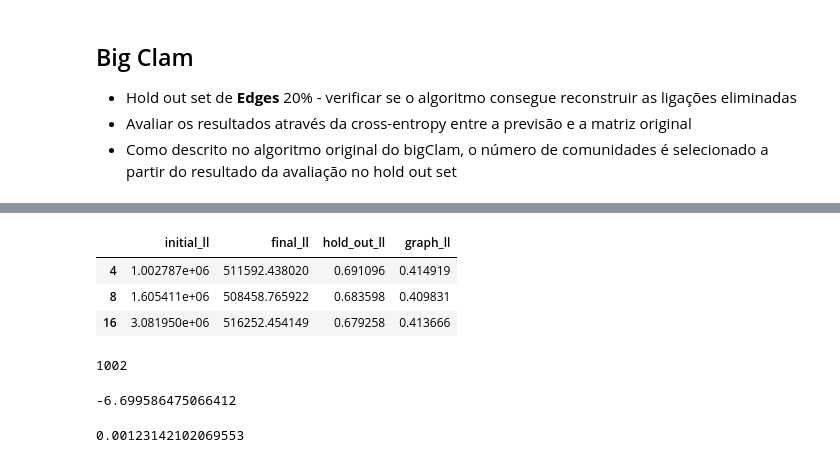
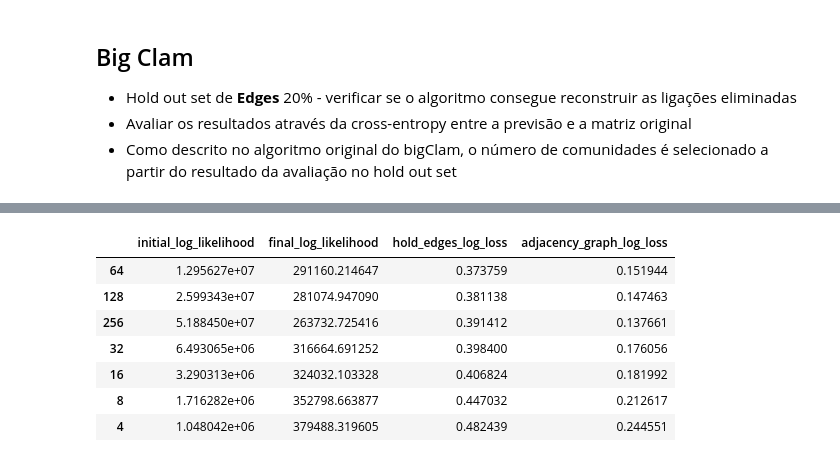
Before and after one commit to joelpoliveira/DataMiningCourse, a Jupyter notebook: Projeto/Project/main.ipynb, the cells around one changed output, grey strips where cells are left out. Drawn from its saved outputs; the diff is of its cells as text; code cells hidden in the pictures.

Commit message:
add: early stopping for bigclam.. determining best K based on log_loss of hold out set

```diff
--- a/Projeto/Project/main.ipynb
+++ b/Projeto/Project/main.ipynb
@@ -358,13 +400,12 @@ node_pairs_idx = np.arange(len(node_pairs), dtype=int)
 np.random.seed(1)
 hold_out_idx = np.random.choice(node_pairs_idx, size=N_out, replace=False)
 
-#hold_out_set = node_pairs[hold_out_idx]
-mask = np.ones(dense_graph.shape)
+mask = np.ones(drugs_graph.shape)
 for idx in hold_out_idx:
     i,j = node_pairs[idx]
     mask[i,j]=mask[j,i]=0
 unmask=(mask+1)%2
 # %%
 #remove the edges in the graph used for training
-dense_graph_train = dense_graph.copy()*mask
+drugs_graph_train = drugs_graph.copy()*mask
 # %%
@@ -374,4 +415,4 @@ dense_graph_train = dense_graph.copy()*mask
 # %%
 conns = {
-    i : np.where(node_conns!=0)[0] for i, node_conns in enumerate(dense_graph_train)
+    i : np.where(node_conns!=0)[0] for i, node_conns in enumerate(drugs_graph_train)
 }
@@ -401,7 +426,13 @@ Ray
 # %%
 ks = [2<<i for i in range(7, 0, -1)]
 bc_results = run_bigClam(
-    NN, ks, conns, (dense_graph>0)*1,
-    mask=mask,n_iters=15000, LR=0.00001
+    NN,
+    ks,
+    conns,
+    (drugs_graph>0)*1,
+    mask=mask,
+    n_iters=20000,
+    LR=0.00001,
+    stop_threshold=0.00001
 )
 # %% [output]
@@ -412,23 +456,13 @@ bc_results = run_bigClam(
 # %%
 ray.shutdown()
 # %%
-bc_results
+bc_results.sort_values("hold_edges_log_loss")
 # %% [output]
-|  | initial_ll | final_ll | hold_out_ll | graph_ll |
-| 4 | 1.002787e+06 | 511592.438020 | 0.691096 | 0.414919 |
-| 8 | 1.605411e+06 | 508458.765922 | 0.683598 | 0.409831 |
-| 16 | 3.081950e+06 | 516252.454149 | 0.679258 | 0.413666 |
+|  | initial_log_likelihood | final_log_likelihood | hold_edges_log_loss | adjacency_graph_log_loss |
+| 64 | 1.295627e+07 | 291160.214647 | 0.373759 | 0.151944 |
+| 128 | 2.599343e+07 | 281074.947090 | 0.381138 | 0.147463 |
+| 256 | 5.188450e+07 | 263732.725416 | 0.391412 | 0.137661 |
+| 32 | 6.493065e+06 | 316664.691252 | 0.398400 | 0.176056 |
+| 16 | 3.290313e+06 | 324032.103328 | 0.406824 | 0.181992 |
+| 8 | 1.716282e+06 | 352798.663877 | 0.447032 | 0.212617 |
+| 4 | 1.048042e+06 | 379488.319605 | 0.482439 | 0.244551 |
-# %%
-max_idx = np.argmax([log_likelihood(F[u], F.sum(axis=0), F[conns[u]]) for u in range(NN)])
-max_idx
-# %% [output]
-1002
-# %%
-ll_max = log_likelihood(F[max_idx], F.sum(axis=0), F[conns[max_idx]])
-ll_max
-# %% [output]
--6.699586475066412
-# %%
-np.exp(ll_max)
-# %% [output]
-0.00123142102069553
```
Also changed, not shown: parts of 62 cells of this notebook, 2 other files.
